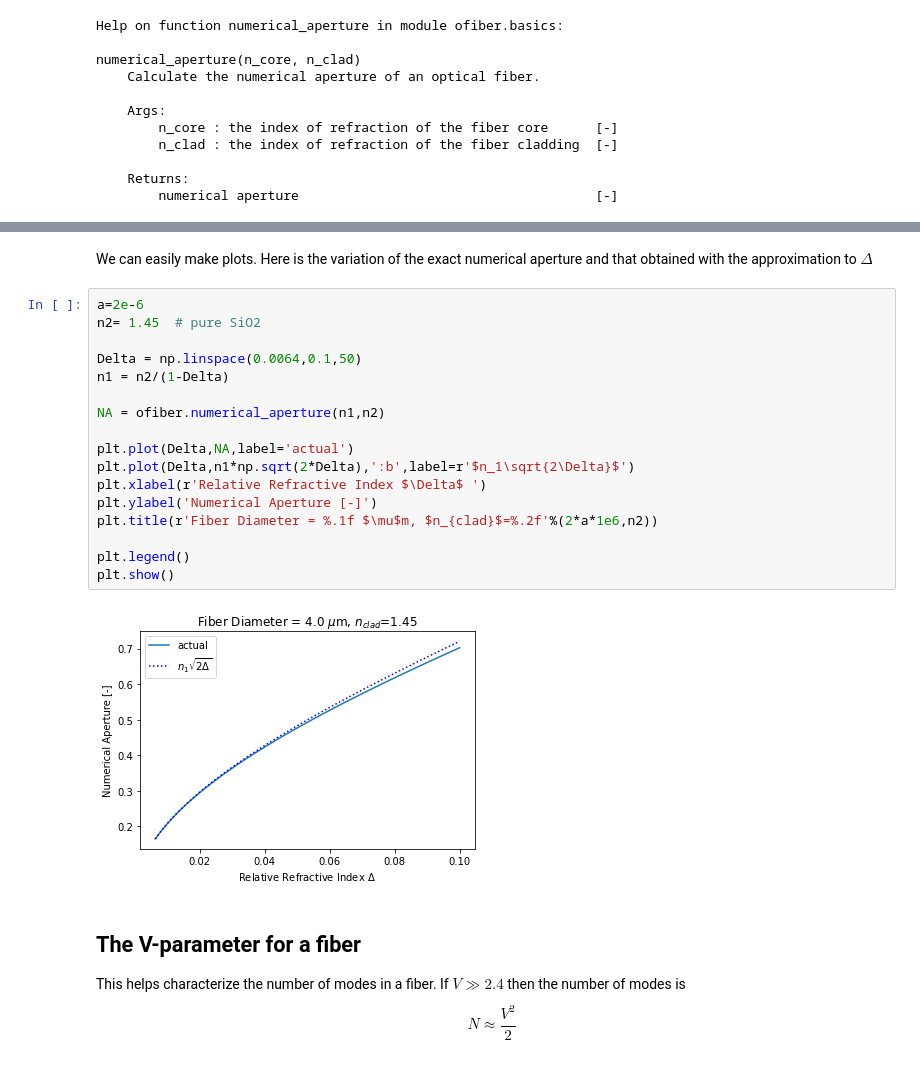
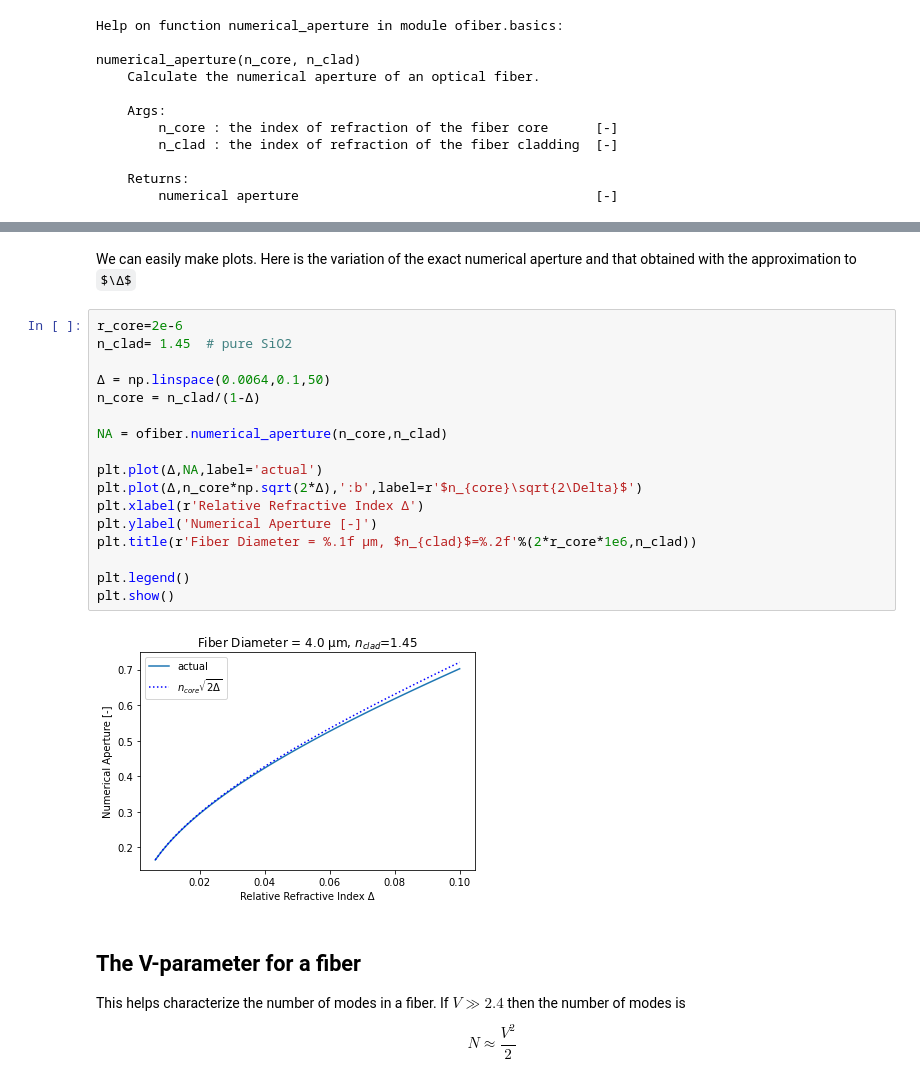
Before and after one commit to scottprahl/ofiber, a Jupyter notebook: docs/0-Basics.ipynb, the cells around one changed output, grey strips where cells are left out. Drawn from its saved outputs; the diff is of its cells as text; some formulas as TeX source.

```diff
--- a/docs/0-Basics.ipynb
+++ b/docs/0-Basics.ipynb
@@ -67,26 +65,26 @@ print("NA    = %.4f"%NA)
 NA    = 0.2449 (approximation)
 NA    = 0.2441
 # %% [markdown]
-We can easily make plots.  Here is the variation of the exact numerical aperture and that obtained with the approximation to $\Delta$
+We can easily make plots.  Here is the variation of the exact numerical aperture and that obtained with the approximation to $\Δ$
 # %%
-a=2e-6
-n2= 1.45  # pure SiO2
+r_core=2e-6
+n_clad= 1.45  # pure SiO2
 
-Delta = np.linspace(0.0064,0.1,50)
-n1 = n2/(1-Delta)
+Δ = np.linspace(0.0064,0.1,50)
+n_core = n_clad/(1-Δ)
 
-NA = ofiber.numerical_aperture(n1,n2)
+NA = ofiber.numerical_aperture(n_core,n_clad)
 
-plt.plot(Delta,NA,label='actual')
-plt.plot(Delta,n1*np.sqrt(2*Delta),':b',label=r'$n_1\sqrt{2\Delta}$')
-plt.xlabel(r'Relative Refractive Index $\Delta$ ')
+plt.plot(Δ,NA,label='actual')
+plt.plot(Δ,n_core*np.sqrt(2*Δ),':b',label=r'$n_{core}\sqrt{2\Delta}$')
+plt.xlabel(r'Relative Refractive Index Δ')
 plt.ylabel('Numerical Aperture [-]')
-plt.title(r'Fiber Diameter = %.1f $\mu$m, $n_{clad}$=%.2f'%(2*a*1e6,n2))
+plt.title(r'Fiber Diameter = %.1f µm, $n_{clad}$=%.2f'%(2*r_core*1e6,n_clad))
 
 plt.legend()
 plt.show()
 # %% [output]
-[figure, old version]
+[figure, new version]
 # %% [markdown]
 ## The V-parameter for a fiber
 
```
Also changed, not shown: parts of 8 cells of this notebook, 4 other files.
